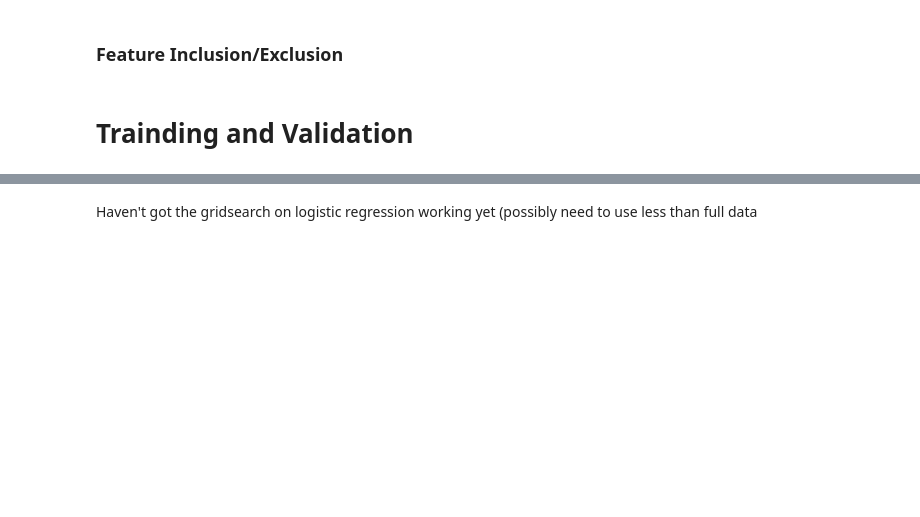
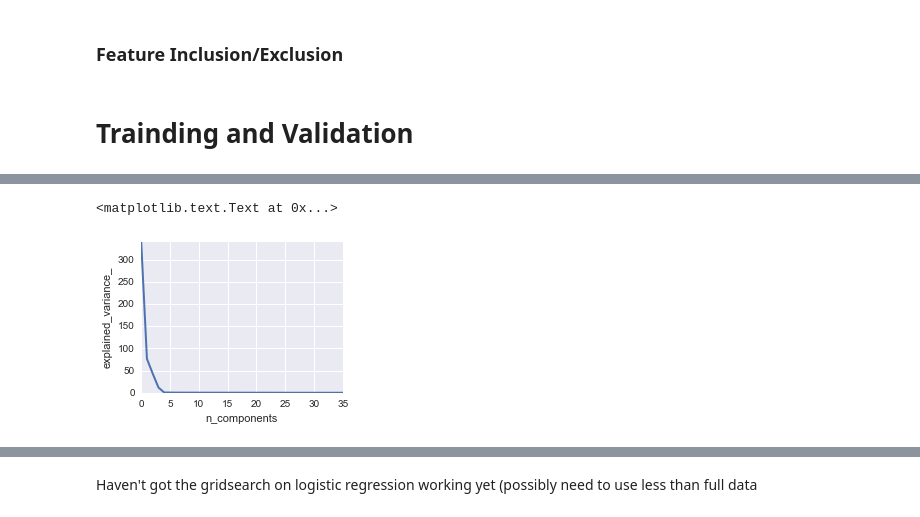
Before and after one commit to koalaboy808/crimeSF, a Jupyter notebook: Classifier_nb_v2.ipynb, the cells around one changed output, grey strips where cells are left out. Drawn from its saved outputs; the diff is of its cells as text; code cells hidden in the pictures; blank space fills up the shorter version.

```diff
--- a/Classifier_nb_v2.ipynb
+++ b/Classifier_nb_v2.ipynb
@@ -465,0 +532,10 @@ training, validation = train_test_split(train_df_new, train_size=.60)
+# %%
+training, validation = train_test_split(train_df_new, train_size=.60)
+# %%
+logistic = linear_model.LogisticRegression()
+
+pca = decomposition.PCA(whiten=True)
+pipe = Pipeline(steps=[('pca', pca), ('logistic', logistic)])
+# %%
+pca.fit_transform(training[features])
+print(pca.explained_variance_ratio_)
@@ -465,0 +552,12 @@ training, validation = train_test_split(train_df_new, train_size=.60)
+# %%
+# pca.fit(training[features])
+plt.figure(1, figsize=(4, 3))
+plt.clf()
+plt.axes([.2, .2, .7, .7])
+plt.plot(pca.explained_variance_, linewidth=2)
+plt.axis('tight')
+plt.xlabel('n_components')
+plt.ylabel('explained_variance_')
+# %% [output]
+<matplotlib.text.Text at 0x...>
+[figure, added]
```
Also changed, not shown: parts of 50 cells of this notebook.
